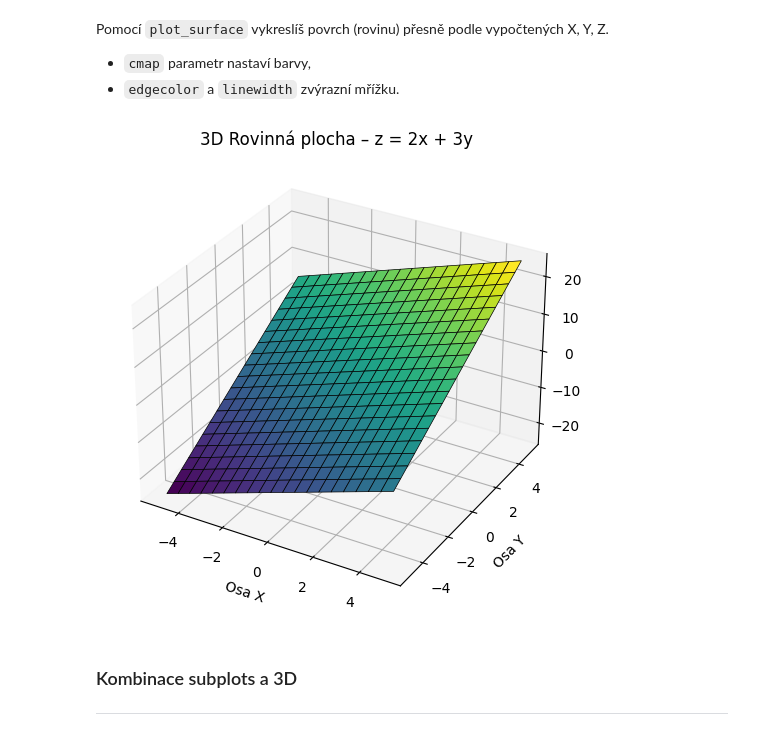
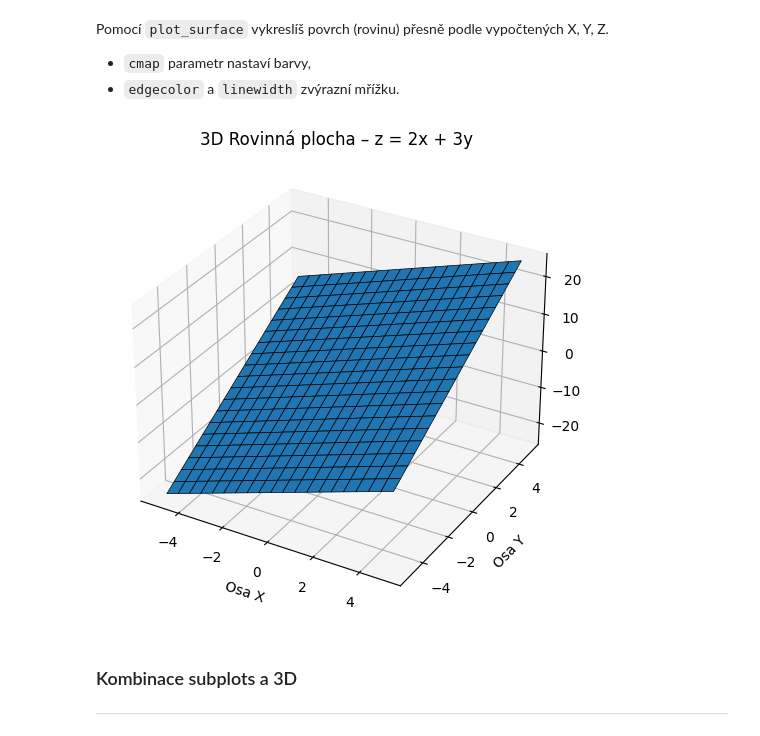
Before and after one commit to Bralor/python-data-2024, a Jupyter notebook: shared/notebooks/lesson07_eop.ipynb, the cells around one changed output. Saved outputs shown, nothing was run; the diff lists cells and outputs as text; code cells hidden in the pictures.

```diff
--- a/shared/notebooks/lesson07_eop.ipynb
+++ b/shared/notebooks/lesson07_eop.ipynb
@@ -1927,8 +1713,7 @@ plt.legend('ABCDEF', ncol=2, loc='upper left')
 
 Nachystáš knihovnu `seaborn`:
 # %%
-import seaborn as sns
-sns.set()
+sns.set_theme()
 # %% [markdown]
 <br>
 
@@ -2188,21 +1960,21 @@ Pomocí `plot_surface` vykreslíš povrch (rovinu) přesně podle vypočtených
 # %%
 # Vykreslení
 fig = plt.figure(figsize=(8, 6))
 ax = fig.add_subplot(111, projection='3d')
 
 # Vykresli plochu bez zakřivení
-ax.plot_surface(X, Y, Z, cmap='viridis', edgecolor='black', linewidth=0.5)
+ax.plot_surface(X, Y, Z, edgecolor='black', linewidth=0.5)
 # ax.view_init(elev=30, azim=60)  # Otočení
 
 # Popisky os
 ax.set_title("3D Rovinná plocha – z = 2x + 3y")
 ax.set_xlabel("Osa X")
 ax.set_ylabel("Osa Y")
 ax.set_zlabel("Osa Z")
 
 plt.show()
 # %% [output]
-[figure, old version]
+[figure, new version]
 # %% [markdown]
 ### Kombinace subplots a 3D
 ---
```
Also changed, not shown: parts of 113 cells of this notebook.
